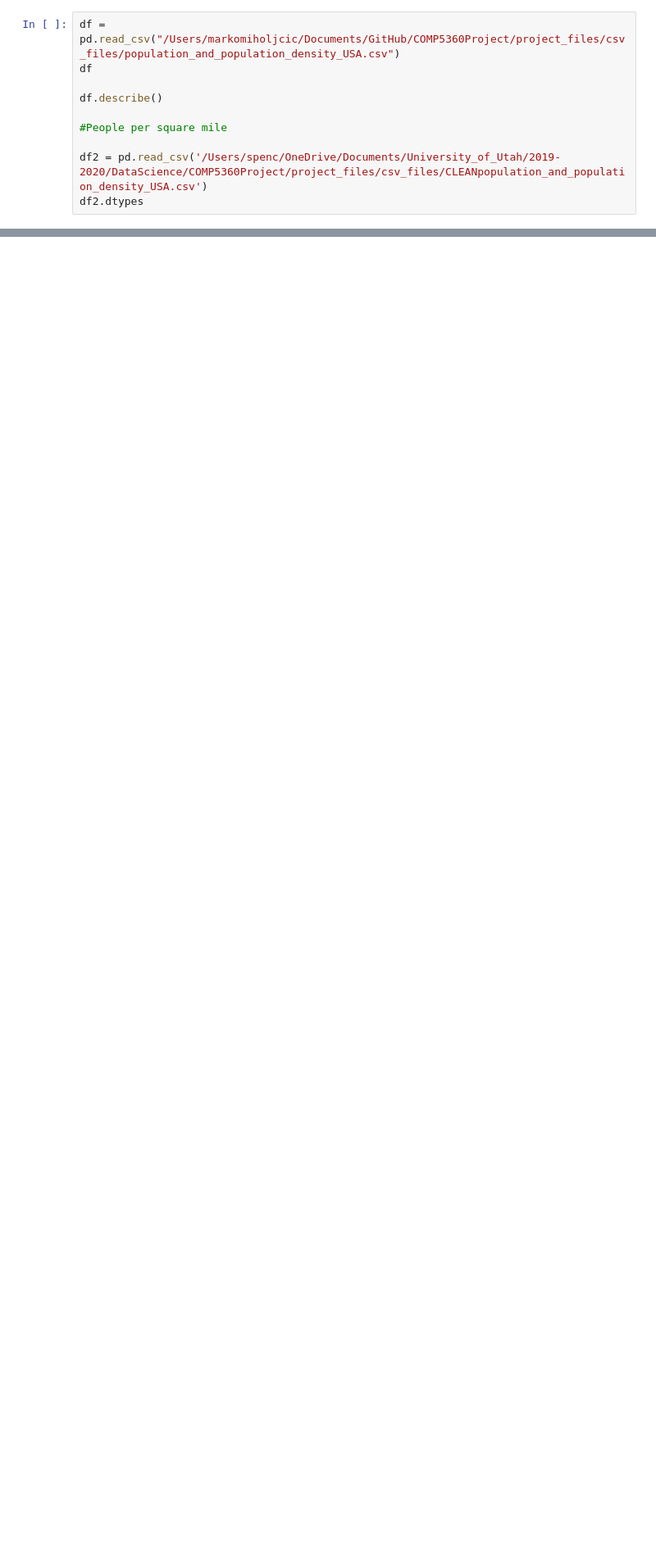
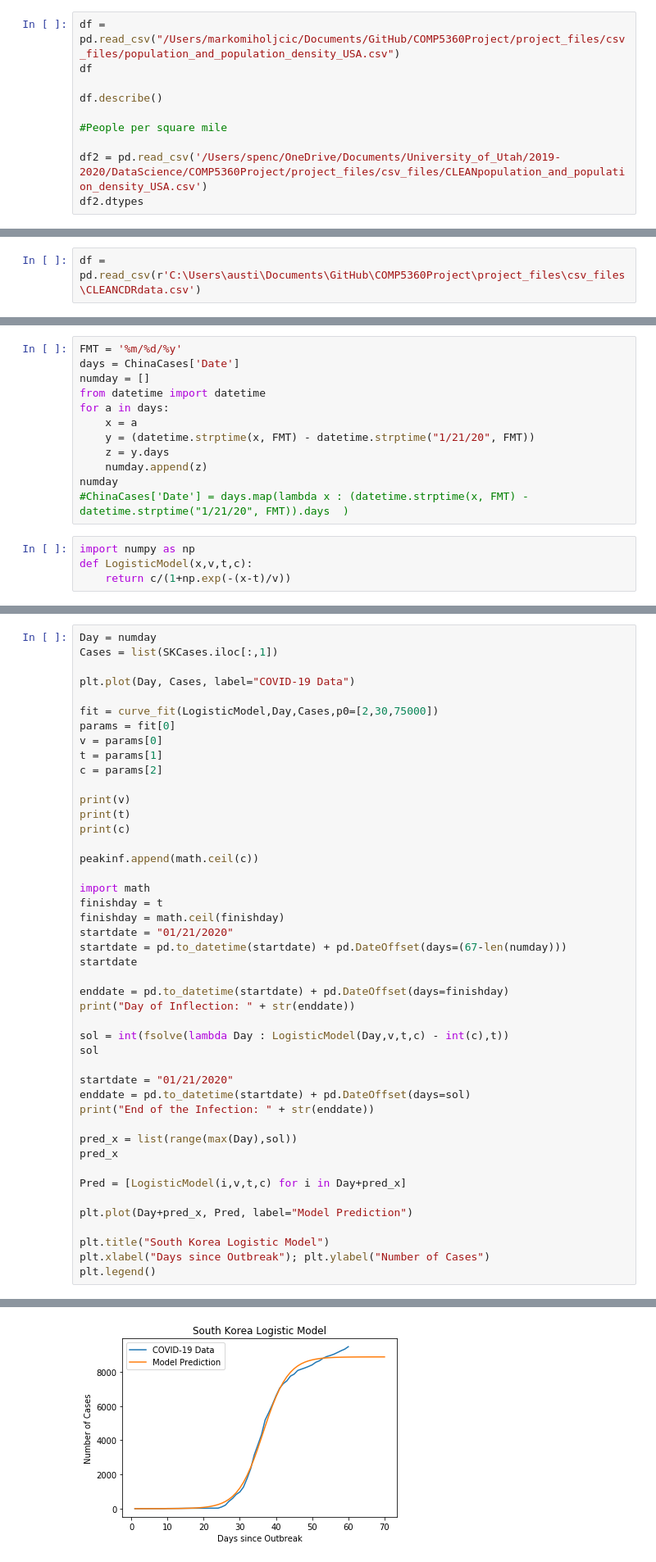
Before and after one commit to miholjcicmarko/COMP5360Project, a Jupyter notebook: Projectproposal_COVID.ipynb, the cells around one changed output, grey strips where cells are left out. Shown at 82% size. Drawn from its saved outputs; the diff is of its cells as text; blank space fills up the shorter version.

Commit message:
project proposal_covid

```diff
--- a/Projectproposal_COVID.ipynb
+++ b/Projectproposal_COVID.ipynb
@@ -1533,0 +1866,2 @@ df2.dtypes
+# %%
+df = pd.read_csv(r'C:\Users\austi\Documents\GitHub\COMP5360Project\project_files\csv_files\CLEANCDRdata.csv')
@@ -1533,0 +1895,16 @@ df2.dtypes
+# %%
+FMT = '%m/%d/%y'
+days = ChinaCases['Date']
+numday = []
+from datetime import datetime
+for a in days:
+    x = a
+    y = (datetime.strptime(x, FMT) - datetime.strptime("1/21/20", FMT))
+    z = y.days
+    numday.append(z)
+numday
+#ChinaCases['Date'] = days.map(lambda x : (datetime.strptime(x, FMT) - datetime.strptime("1/21/20", FMT)).days  )
+# %%
+import numpy as np
+def LogisticModel(x,v,t,c):
+    return c/(1+np.exp(-(x-t)/v))
@@ -1533,0 +2012,46 @@ df2.dtypes
+# %%
+Day = numday
+Cases = list(SKCases.iloc[:,1])
+
+plt.plot(Day, Cases, label="COVID-19 Data")
+
+fit = curve_fit(LogisticModel,Day,Cases,p0=[2,30,75000])
+params = fit[0]
+v = params[0]
+t = params[1]
+c = params[2]
+
+print(v)
+print(t)
+print(c)
+
+peakinf.append(math.ceil(c))
+
+import math
+finishday = t
+finishday = math.ceil(finishday)
+startdate = "01/21/2020"
+startdate = pd.to_datetime(startdate) + pd.DateOffset(days=(67-len(numday)))
+startdate
+
+enddate = pd.to_datetime(startdate) + pd.DateOffset(days=finishday)
+print("Day of Inflection: " + str(enddate))
+
+sol = int(fsolve(lambda Day : LogisticModel(Day,v,t,c) - int(c),t))
+sol
+
+startdate = "01/21/2020"
+enddate = pd.to_datetime(startdate) + pd.DateOffset(days=sol)
+print("End of the Infection: " + str(enddate))
+
+pred_x = list(range(max(Day),sol))
+pred_x
+
+Pred = [LogisticModel(i,v,t,c) for i in Day+pred_x]
+
+plt.plot(Day+pred_x, Pred, label="Model Prediction")
+
+plt.title("South Korea Logistic Model")
+plt.xlabel("Days since Outbreak"); plt.ylabel("Number of Cases")
+plt.legend()
+# %% [output]
@@ -1533,0 +2064 @@ df2.dtypes
+[figure, added]
```
Also changed, not shown: parts of 37 cells of this notebook, 1 other file.
